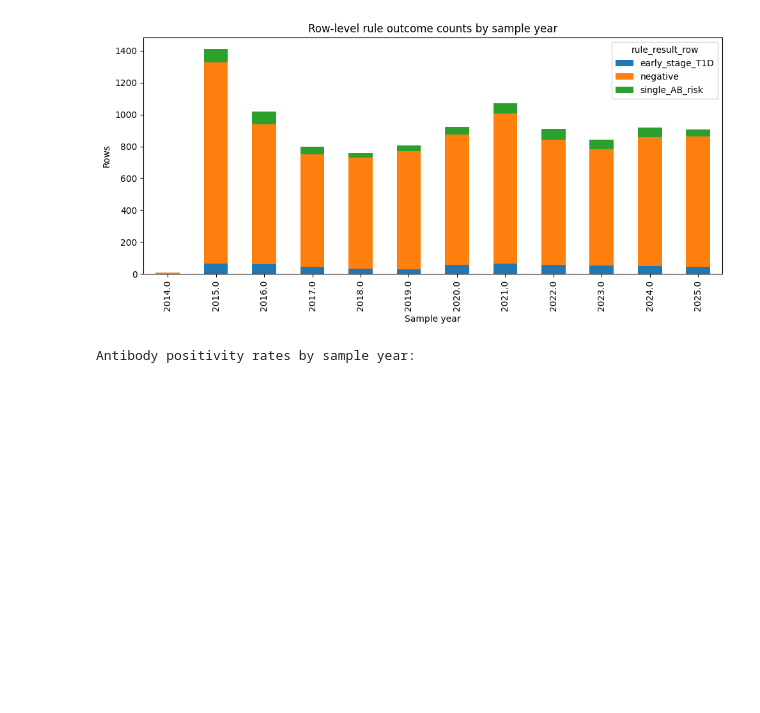
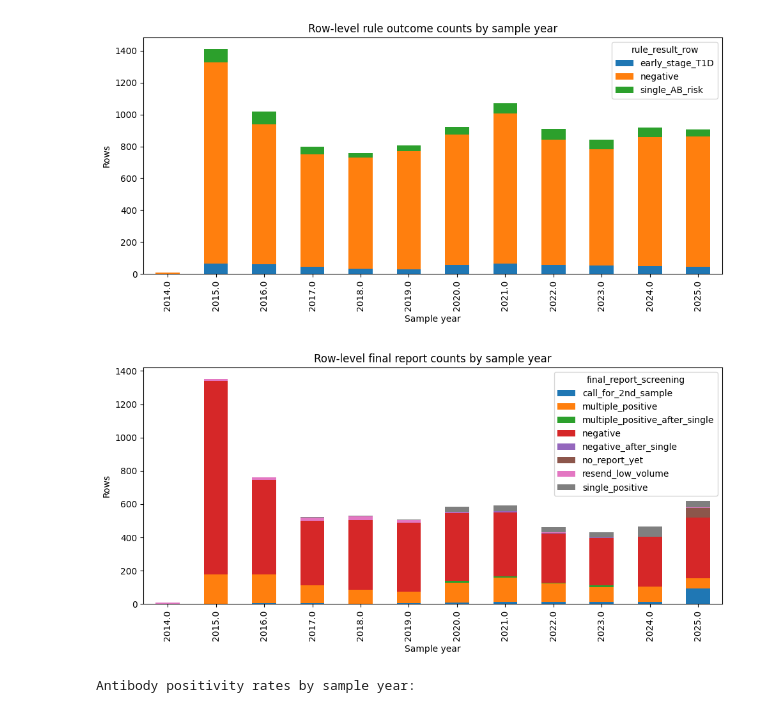
Before and after one commit to raeesay/t1d-early-screening, a Jupyter notebook: dataset1/modelling.ipynb, the cells around one changed output. Drawn from its saved outputs; the diff is of its cells as text; code cells hidden in the pictures; blank space fills up the shorter version.

```diff
--- a/dataset1/modelling.ipynb
+++ b/dataset1/modelling.ipynb
@@ -569,4 +552,22 @@ plt.tight_layout()
 plt.show()
 # %% [output]
 [figure]
+# %%
+# Plot actual classification outcomes by year
+plt.figure(figsize=(10, 5))
+
+year_outcome = (
+    df_explore
+    .groupby(["sample_year", "final_report_screening"])
+    .size()
+    .unstack(fill_value=0)
+)
+year_outcome.plot(kind="bar", stacked=True, ax=plt.gca())
+plt.title("Row-level final report counts by sample year")
+plt.ylabel("Rows")
+plt.xlabel("Sample year")
+plt.tight_layout()
+plt.show()
+# %% [output]
+[figure, added]
 # %%
```
Also changed, not shown: parts of 36 cells of this notebook, 2 other files.
